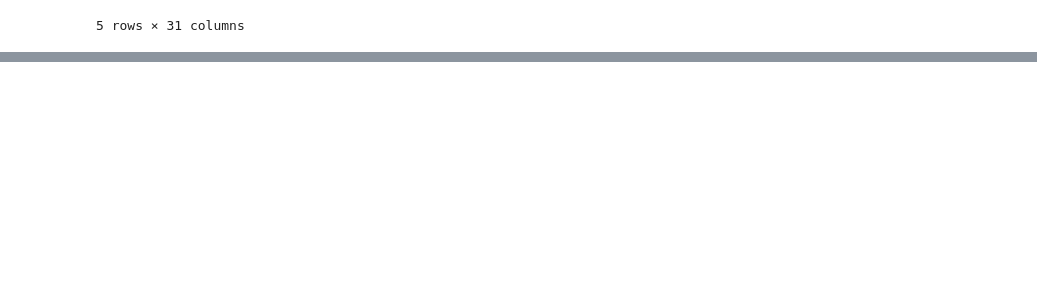
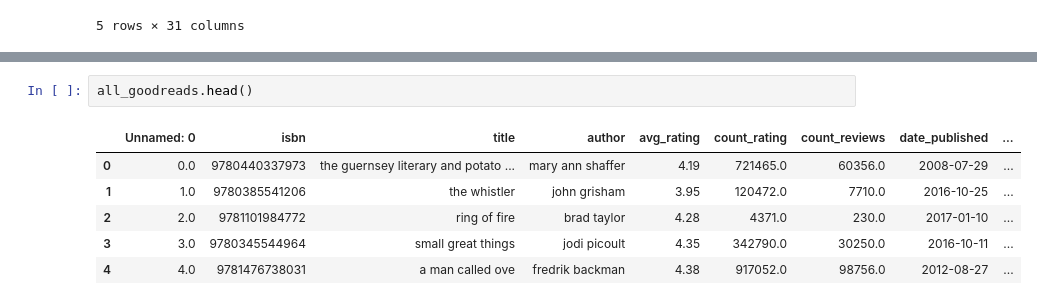
Before and after one commit to melaniewesson/bestseller_capstone, a Jupyter notebook: notebooks/startoverjune9.ipynb, the cells around one changed output, grey strips where cells are left out. Drawn from its saved outputs; the diff is of its cells as text; blank space fills up the shorter version.

```diff
--- a/notebooks/startoverjune9.ipynb
+++ b/notebooks/startoverjune9.ipynb
@@ -584,0 +634,9 @@ gr_nyt_clean_merge.head()
+# %%
+all_goodreads.head()
+# %% [output]
+|  | Unnamed: 0 | isbn | title | author | avg_rating | count_rating | count_reviews | date_published | ... |
+| 0 | 0.0 | 9780440337973 | the guernsey literary and potato ... | mary ann shaffer | 4.19 | 721465.0 | 60356.0 | 2008-07-29 | ... |
+| 1 | 1.0 | 9780385541206 | the whistler | john grisham | 3.95 | 120472.0 | 7710.0 | 2016-10-25 | ... |
+| 2 | 2.0 | 9781101984772 | ring of fire | brad taylor | 4.28 | 4371.0 | 230.0 | 2017-01-10 | ... |
+| 3 | 3.0 | 9780345544964 | small great things | jodi picoult | 4.35 | 342790.0 | 30250.0 | 2016-10-11 | ... |
+| 4 | 4.0 | 9781476738031 | a man called ove | fredrik backman | 4.38 | 917052.0 | 98756.0 | 2012-08-27 | ... |
```
Also changed, not shown: parts of 29 cells of this notebook.
